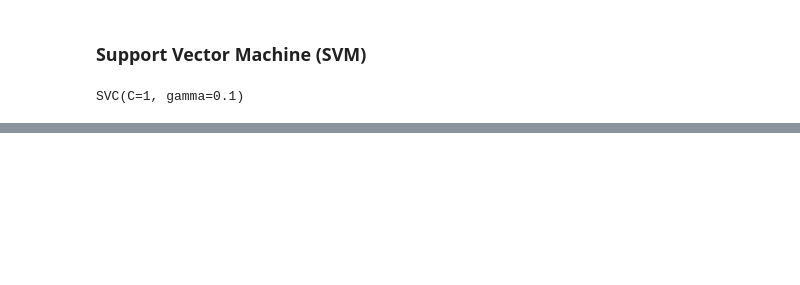
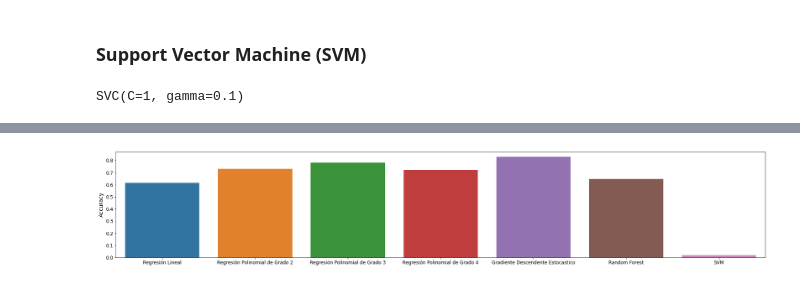
Before and after one commit to Carlososuna11/washington-homes-for-sale, a Jupyter notebook: Proyecto.ipynb, the cells around one changed output, grey strips where cells are left out. Cells and saved outputs as stored; diff of their text form; code cells hidden in the pictures; blank space fills up the shorter version.

```diff
--- a/Proyecto.ipynb
+++ b/Proyecto.ipynb
@@ -769,6 +770,6 @@ LinearRegression()
 # %%
 y_poly_tg_pred = poly_third_grade_lr.predict(X_test_poly_tg)
 # %%
-poly_scores = cross_val_score(poly_third_grade_lr, X_train_poly_tg, y_train, cv=10)
-display_scores(poly_third_grade_lr,poly_scores, y_test, y_poly_tg_pred)
+poly_tg_scores = cross_val_score(poly_third_grade_lr, X_train_poly_tg, y_train, cv=10)
+display_scores(poly_third_grade_lr,poly_tg_scores, y_test, y_poly_tg_pred)
 # %% [output]
@@ -795,6 +796,6 @@ LinearRegression()
 # %%
 y_poly_fg_pred = poly_fourth_grade_lr.predict(X_test_poly_fg)
 # %%
-poly_scores = cross_val_score(poly_fourth_grade_lr, X_train_poly_fg, y_train, cv=10)
-display_scores(poly_fourth_grade_lr,poly_scores, y_test, y_poly_fg_pred)
+poly_fg_scores = cross_val_score(poly_fourth_grade_lr, X_train_poly_fg, y_train, cv=10)
+display_scores(poly_fourth_grade_lr,poly_fg_scores, y_test, y_poly_fg_pred)
 # %% [output]
@@ -815,7 +816,7 @@ El valor más óptimo de la Regresión Polinomial es 3.
 # %%
 gbr = GradientBoostingRegressor(
     n_estimators=400, learning_rate=0.1, max_depth=3, random_state=0,
-    loss='ls')
+    loss='squared_error')
 gbr.fit(X_train, y_train)
 # %% [output]
 GradientBoostingRegressor(n_estimators=400, random_state=0)
@@ -889,0 +888,13 @@ svm_clf = GridSearchCV(SVC(kernel='rbf',probability=True), param_grid, cv=10)
+# %%
+accuracy_dataset = pd.DataFrame(
+    {
+        'Regresión Lineal':{'Accuracy': lr_scores.mean()},
+        'Regresión Polinomial de Grado 2':{'Accuracy': poly_sg_scores.mean()},
+        'Regresión Polinomial de Grado 3':{'Accuracy': poly_tg_scores.mean()},
+        'Regresión Polinomial de Grado 4':{'Accuracy': poly_fg_scores.mean()},
+        'Gradiente Descendente Estocastico':{'Accuracy': gbr_scores.mean()},
+        'Random Forest': {'Accuracy':rf_scores.mean()},
+        'SVM':{'Accuracy': smv_scores.mean()}
+
+    }
+).T
@@ -889,0 +912,6 @@ svm_clf = GridSearchCV(SVC(kernel='rbf',probability=True), param_grid, cv=10)
+# %%
+fig, ax = plt.subplots(figsize=(30,5))
+sns.barplot(x=accuracy_dataset.index, y=accuracy_dataset['Accuracy'], data=accuracy_dataset)
+plt.show()
+# %% [output]
+[figure, added]
```
Also changed, not shown: parts of 32 cells of this notebook.
